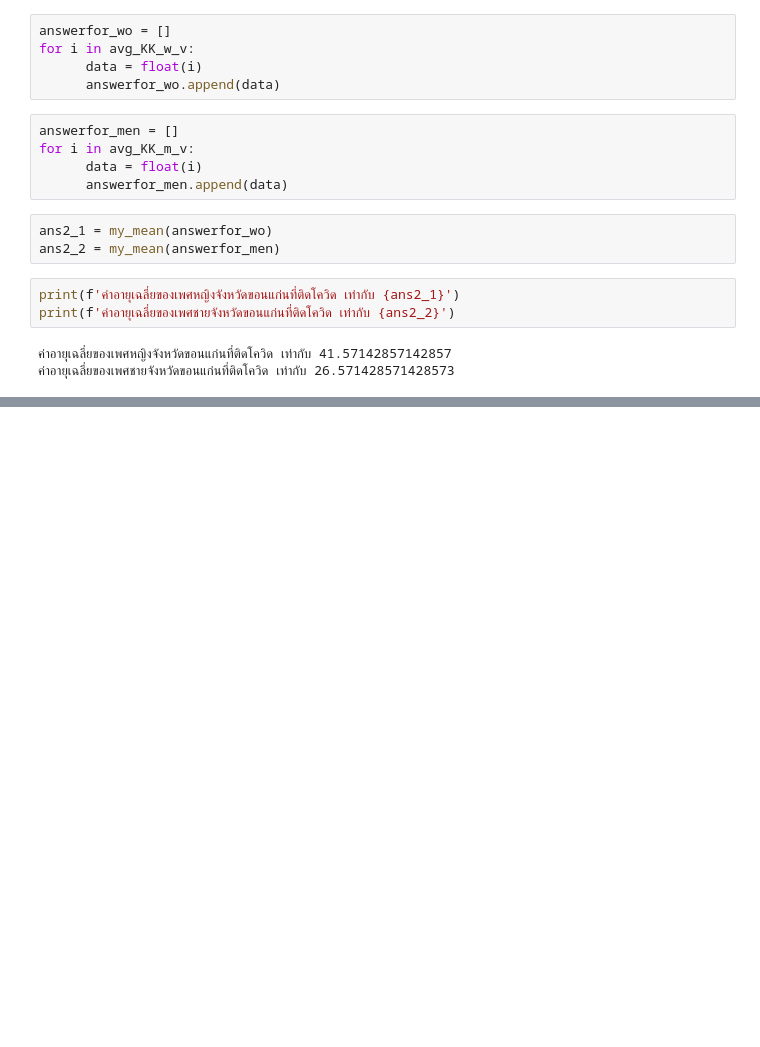
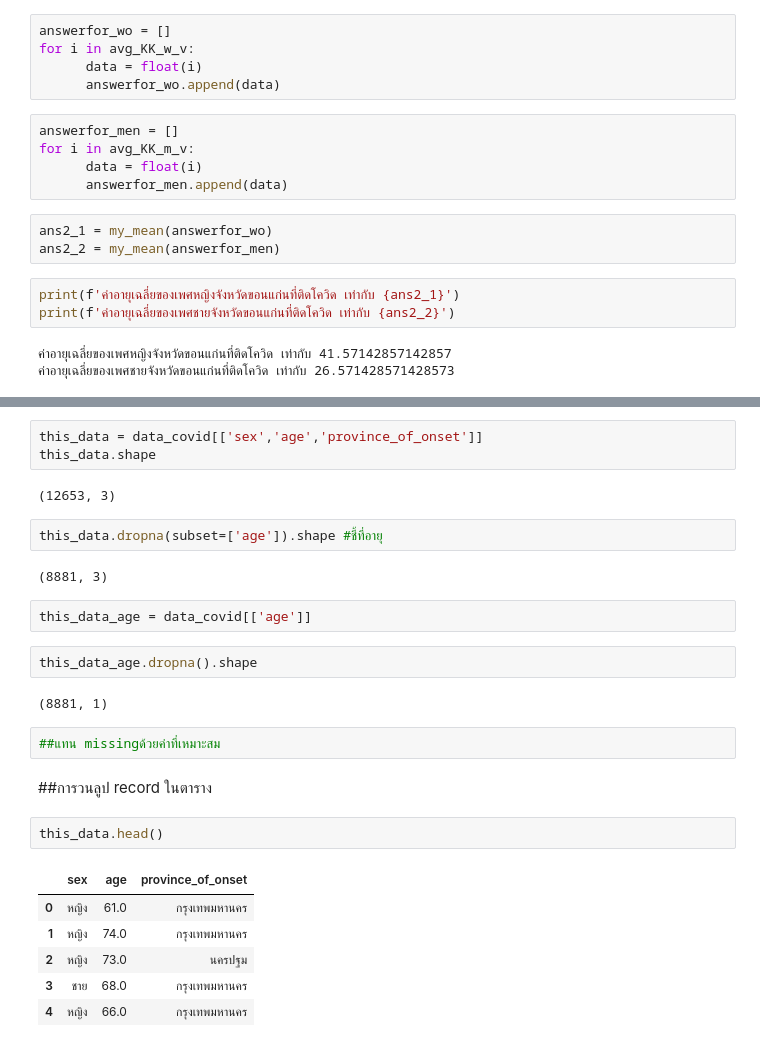
Before and after one commit to ikarosgn/data_viz, a Jupyter notebook: Untitled6.ipynb, the cells around one changed output, grey strips where cells are left out. Saved outputs shown, nothing was run; the diff lists cells and outputs as text; blank space fills up the shorter version.

Commit message:
pandas แก้ missing

```diff
--- a/Untitled6.ipynb
+++ b/Untitled6.ipynb
@@ -220,0 +334,28 @@ print(f'ค่าอายุเฉลี่ยของเพศชายจั
+# %%
+this_data = data_covid[['sex','age','province_of_onset']]
+this_data.shape
+# %% [output]
+(12653, 3)
+# %%
+this_data.dropna(subset=['age']).shape #ชี้ที่อายุ
+# %% [output]
+(8881, 3)
+# %%
+this_data_age = data_covid[['age']]
+# %%
+this_data_age.dropna().shape
+# %% [output]
+(8881, 1)
+# %%
+##แทน missingด้วยค่าที่เหมาะสม
+# %% [markdown]
+##การวนลูป record ในตาราง
+# %%
+this_data.head()
+# %% [output]
+|  | sex | age | province_of_onset |
+| 0 | หญิง | 61.0 | กรุงเทพมหานคร |
+| 1 | หญิง | 74.0 | กรุงเทพมหานคร |
+| 2 | หญิง | 73.0 | นครปฐม |
+| 3 | ชาย | 68.0 | กรุงเทพมหานคร |
+| 4 | หญิง | 66.0 | กรุงเทพมหานคร |
```
Also changed, not shown: parts of 18 cells of this notebook.
